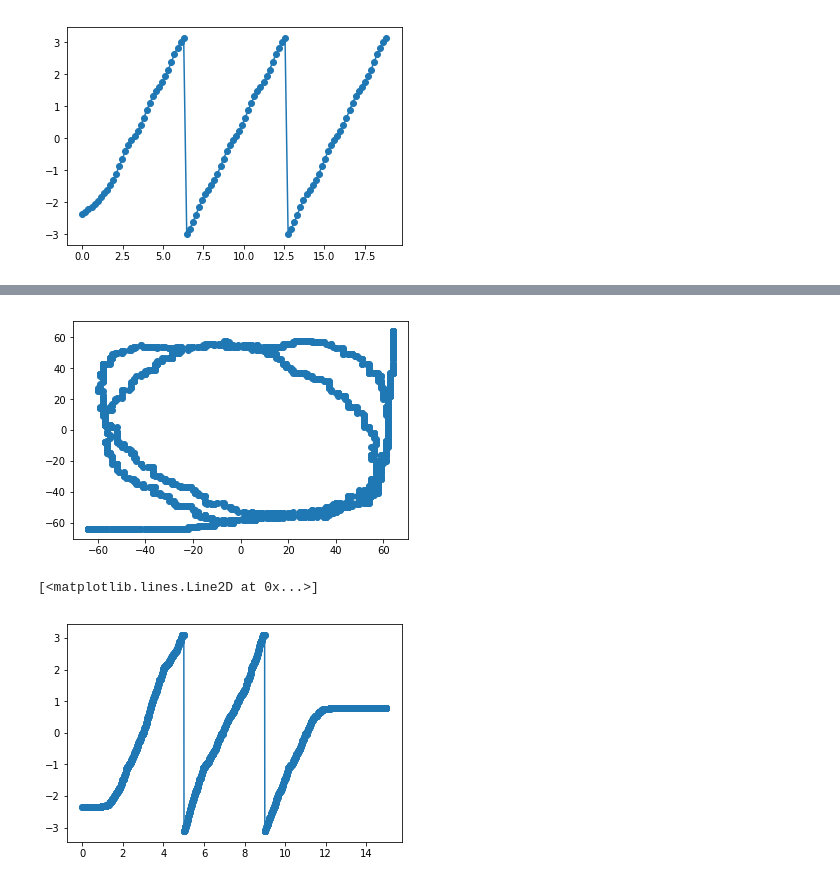
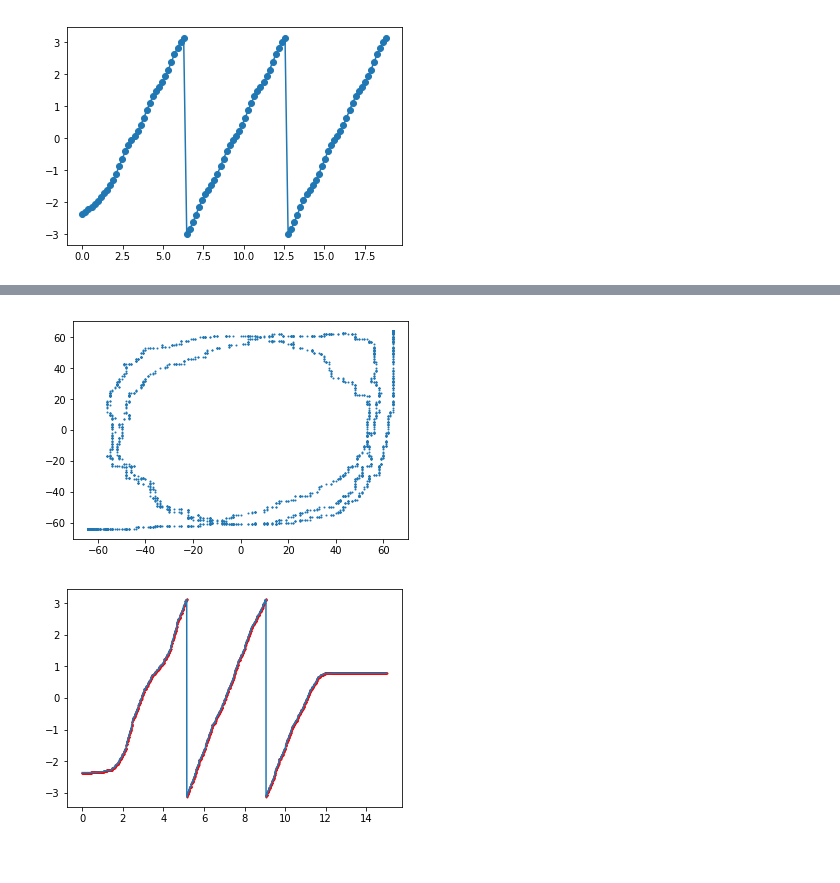
Before and after one commit to acidbourbon/lab_bench, a Jupyter notebook: workdir/jupyter/software_examples/sigproc_kit/gatemate_quadrature.ipynb, the cells around one changed output, grey strips where cells are left out. Saved outputs shown, nothing was run; the diff lists cells and outputs as text; code cells hidden in the pictures.

```diff
--- a/workdir/jupyter/software_examples/sigproc_kit/gatemate_quadrature.ipynb
+++ b/workdir/jupyter/software_examples/sigproc_kit/gatemate_quadrature.ipynb
@@ -119,16 +121,22 @@ plt.plot(x,coarse)
 # %%
+#%matplotlib notebook
+
+small_figure()
+
 I = chain1-64
 Q = chain2-64
 
-plt.scatter(I,Q)
+plt.scatter(I,Q,s=1)
 plt.show()
-
-phi = np.arctan2(Q,I)
-
-plt.scatter(x,phi)
-plt.plot(x,phi)
 # %% [output]
-[figure, old version]
+[figure, new version]
-[<matplotlib.lines.Line2D at 0x...>]
-[figure, removed]
+# %%
+#%matplotlib notebook
+phi = np.arctan2(Q,I)
+
+plt.scatter(x,phi,s=1,c="red")
+plt.plot(x,phi)
+plt.show()
+# %% [output]
+[figure, added]
 # %%
```
Also changed, not shown: parts of 7 cells of this notebook.
